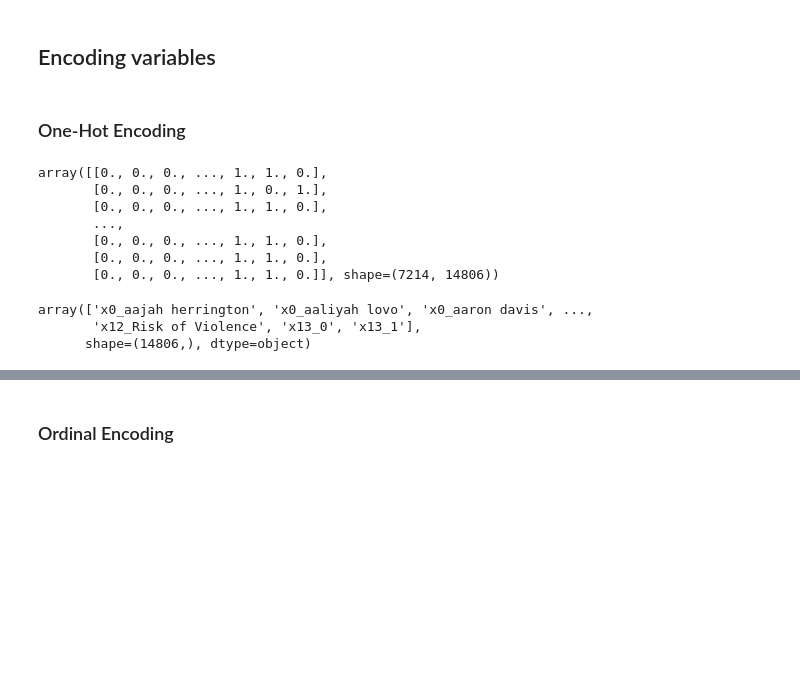
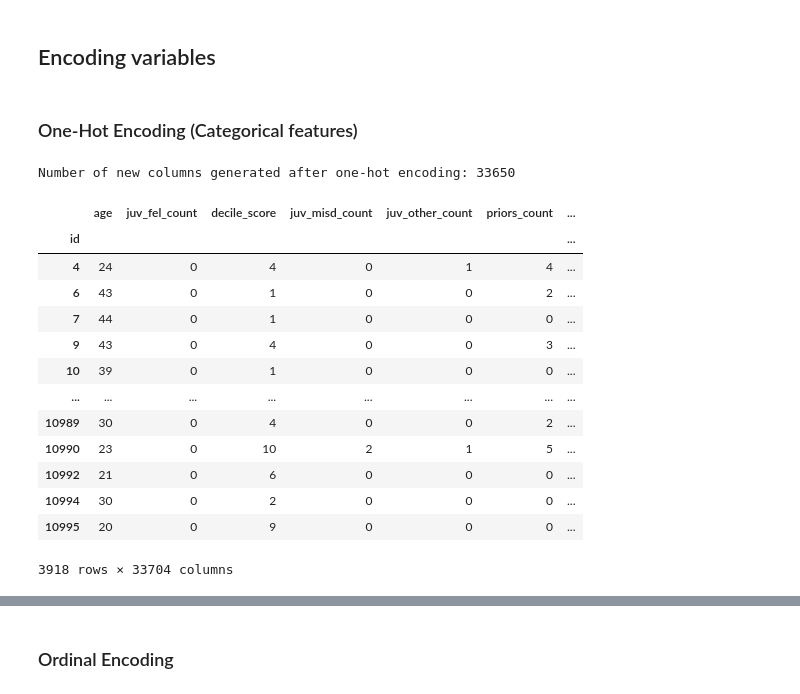
Before and after one commit to estellelm38/Fairness_COMPAS, a Jupyter notebook: preprocessing.ipynb, the cells around one changed output, grey strips where cells are left out. Drawn from its saved outputs; the diff is of its cells as text; code cells hidden in the pictures; blank space fills up the shorter version.

```diff
--- a/preprocessing.ipynb
+++ b/preprocessing.ipynb
@@ -79,25 +10,68 @@ X_ordinal = df[ordinal_features].values
+# %%
+top_10_charges = df['c_charge_desc'].value_counts().head(10).index
+df = df[df['c_charge_desc'].isin(top_10_charges)]
+
+df['end'] = df['end'].astype('datetime64[ns]')
+df['start'] = df['start'].astype('datetime64[ns]')
+df['days_in_jail'] = (df['end'] - df['start']).dt.days
+df['days_in_jail'] = df['days_in_jail'].astype('int64')
+df['days_in_jail'] = df['days_in_jail'].replace(-1, np.nan)  # replace -1 with NaN
+df['is_still_in_jail'] = df['end'].isna()  # 1 if still in jail, 0 otherwise
+
+categorical_features = ['sex', #Male/Female
+                        'race', #African-American, Caucasian, Hispanic, Other, Asian, Native American
+                        'c_charge_degree', #F (Felony), M (Misdemeanor)
+                        #'c_charge_desc',
+                        'type_of_assessment']
+quantitative_features = ['age',
+                         'juv_fel_count',
+                         'juv_misd_count',
+                         'juv_other_count',
+                         'priors_count',
+                         'days_b_screening_arrest',
+                         'days_in_jail']
+ordinal_features = ['age_cat',
+                    'score_text',
+                    'decile_score']
+y = df['two_year_recid']
+
+X = df[categorical_features + quantitative_features].values
+X_quantitative = df[quantitative_features].values
+X_categorical = df[categorical_features].values
+X_ordinal = df[ordinal_features].values
 # %% [markdown]
 ## Encoding variables
 # %% [markdown]
-### One-Hot Encoding
+### One-Hot Encoding (Categorical features)
 # %%
 from sklearn.preprocessing import OneHotEncoder
 # %%
 one_hot_encoder = OneHotEncoder()
 one_hot_encoder.fit(X_categorical)
 one_hot_encoded_X = one_hot_encoder.transform(X_categorical)
-one_hot_encoded_X.toarray()
+
+df_categorical = df[categorical_features]
+
+categorical_cols = df.select_dtypes(include=['object']).columns
+df_encoded = pd.get_dummies(df, columns=categorical_cols)
+
+print("Number of new columns generated after one-hot encoding:", df_encoded.shape[1] - df.shape[1])
+
+X_categorical_encoded = df_encoded
+X_categorical_encoded
 # %% [output]
-array([[0., 0., 0., ..., 1., 1., 0.],
-       [0., 0., 0., ..., 1., 0., 1.],
-       [0., 0., 0., ..., 1., 1., 0.],
-       ...,
-       [0., 0., 0., ..., 1., 1., 0.],
-       [0., 0., 0., ..., 1., 1., 0.],
-       [0., 0., 0., ..., 1., 1., 0.]], shape=(7214, 14806))
+Number of new columns generated after one-hot encoding: 33650
+|  | age | juv_fel_count | decile_score | juv_misd_count | juv_other_count | priors_count | ... |
+| id |  |  |  |  |  |  | ... |
+| 4 | 24 | 0 | 4 | 0 | 1 | 4 | ... |
+| 6 | 43 | 0 | 1 | 0 | 0 | 2 | ... |
+| 7 | 44 | 0 | 1 | 0 | 0 | 0 | ... |
+| 9 | 43 | 0 | 4 | 0 | 0 | 3 | ... |
+| 10 | 39 | 0 | 1 | 0 | 0 | 0 | ... |
+| ... | ... | ... | ... | ... | ... | ... | ... |
+| 10989 | 30 | 0 | 4 | 0 | 0 | 2 | ... |
+| 10990 | 23 | 0 | 10 | 2 | 1 | 5 | ... |
+| 10992 | 21 | 0 | 6 | 0 | 0 | 0 | ... |
+| 10994 | 30 | 0 | 2 | 0 | 0 | 0 | ... |
+| 10995 | 20 | 0 | 9 | 0 | 0 | 0 | ... |
+3918 rows × 33704 columns
-# %%
-one_hot_encoder.get_feature_names_out()
-# %% [output]
-array(['x0_aajah herrington', 'x0_aaliyah lovo', 'x0_aaron davis', ...,
-       'x12_Risk of Violence', 'x13_0', 'x13_1'],
-      shape=(14806,), dtype=object)
```
Also changed, not shown: parts of 34 cells of this notebook.
